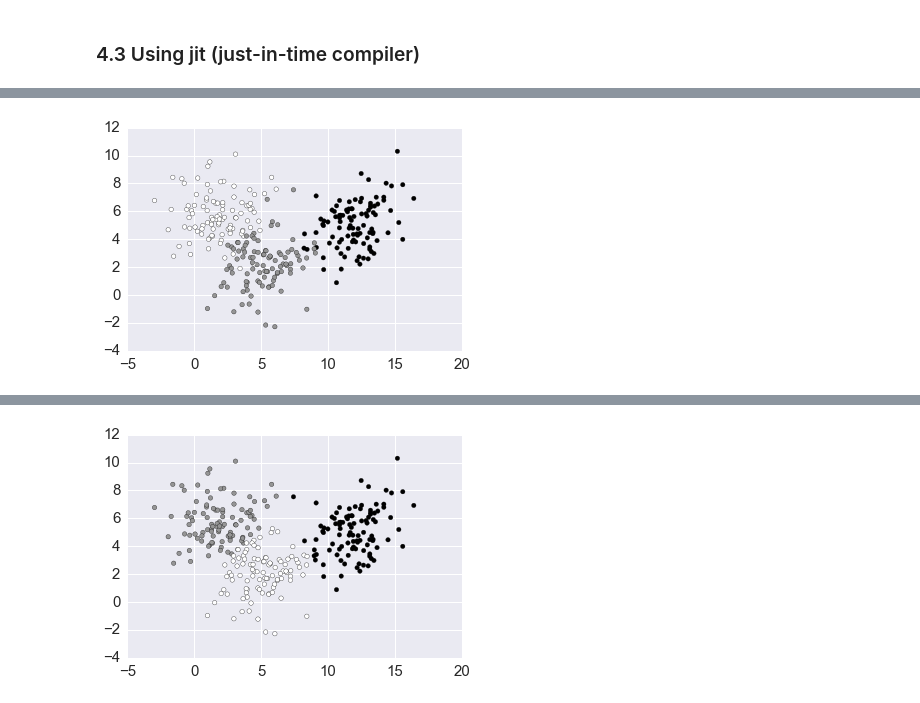
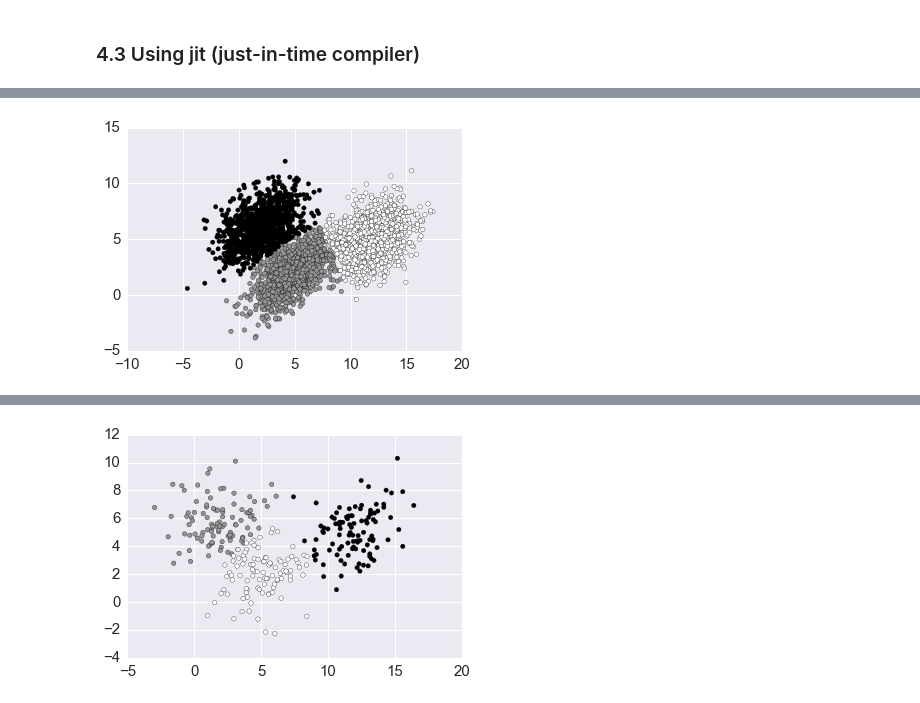
Before and after one commit to Mengrun/Sta_663_Statistical_Computation_Final_Project, a Jupyter notebook: Progress_Report_1-Copy2.ipynb, the cells around one changed output, grey strips where cells are left out. Cells and saved outputs as stored; diff of their text form; code cells hidden in the pictures.

Commit message:
add description for simulated data

```diff
--- a/Progress_Report_1-Copy2.ipynb
+++ b/Progress_Report_1-Copy2.ipynb
@@ -522,12 +524,12 @@ def scalable_kmeans_plus_numba(X, k, l):
 # %%
 n = 1000
 mu1 = np.array([2, 6])
-cov1 = np.array([[3, 0.5], [0.5, 3]])
+cov1 = np.array([[3, 1], [1, 3]])
 subset1 = np.random.multivariate_normal(mu1, cov1, n)
 subset1 = np.c_[subset1,np.ones(n)]
 
 mu2 = np.array([5, 2])
-cov2 = np.array([[3, 0.5], [0.5, 3]])
+cov2 = np.array([[3, 2], [2, 3]])
 subset2 = np.random.multivariate_normal(mu2, cov2, n)
 subset2 = np.c_[subset2,np.ones(n)+1]
 
@@ -536,7 +538,7 @@ cov3 = np.array([[3, 1], [1, 3]])
 subset3 = np.random.multivariate_normal(mu3, cov3, n)
 subset3 = np.c_[subset3,np.ones(n)+2]
 
-data = np.r_[subset1, subset2, subset3]
-np.random.shuffle(data)
+simulated_data = np.r_[subset1, subset2, subset3]
+np.random.shuffle(simulated_data)
 # %%
 %%time
@@ -553,4 +555,4 @@ Wall time: 35.4 s
 # %%
-y_pred_kmeans = KMeans(n_clusters=3,init = "random").fit_predict(data[:,0:2])
-y_pred_kmeans_plus = KMeans(n_clusters=3,init = kmeans_plus_init, n_init=1).fit_predict(data[:,0:2])
-y_pred_scalable_kmeans_plus = KMeans(n_clusters=3,init = scalable_kmeans_plus_init,n_init=1).fit_predict(data[:,0:2])
+y_pred_kmeans = KMeans(n_clusters=3,init = "random").fit_predict(simulated_data[:,:-1])
+y_pred_kmeans_plus = KMeans(n_clusters=3,init = kmeans_plus_init, n_init=1).fit_predict(simulated_data[:,:-1])
+y_pred_scalable_kmeans_plus = KMeans(n_clusters=3,init = scalable_kmeans_plus_init,n_init=1).fit_predict(simulated_data[:,:-1])
@@ -557,4 +563,4 @@ y_pred_scalable_kmeans_plus = KMeans(n_clusters=3,init = scalable_kmeans_plus_in
 # %%
-plt.scatter(data[:,0], data[:,1], c=data[:,2]);
+plt.scatter(simulated_data[:,0], simulated_data[:,1], c=y_pred_kmeans);
 # %% [output]
-[figure, old version]
+[figure, new version]
```
Also changed, not shown: parts of 16 cells of this notebook.
